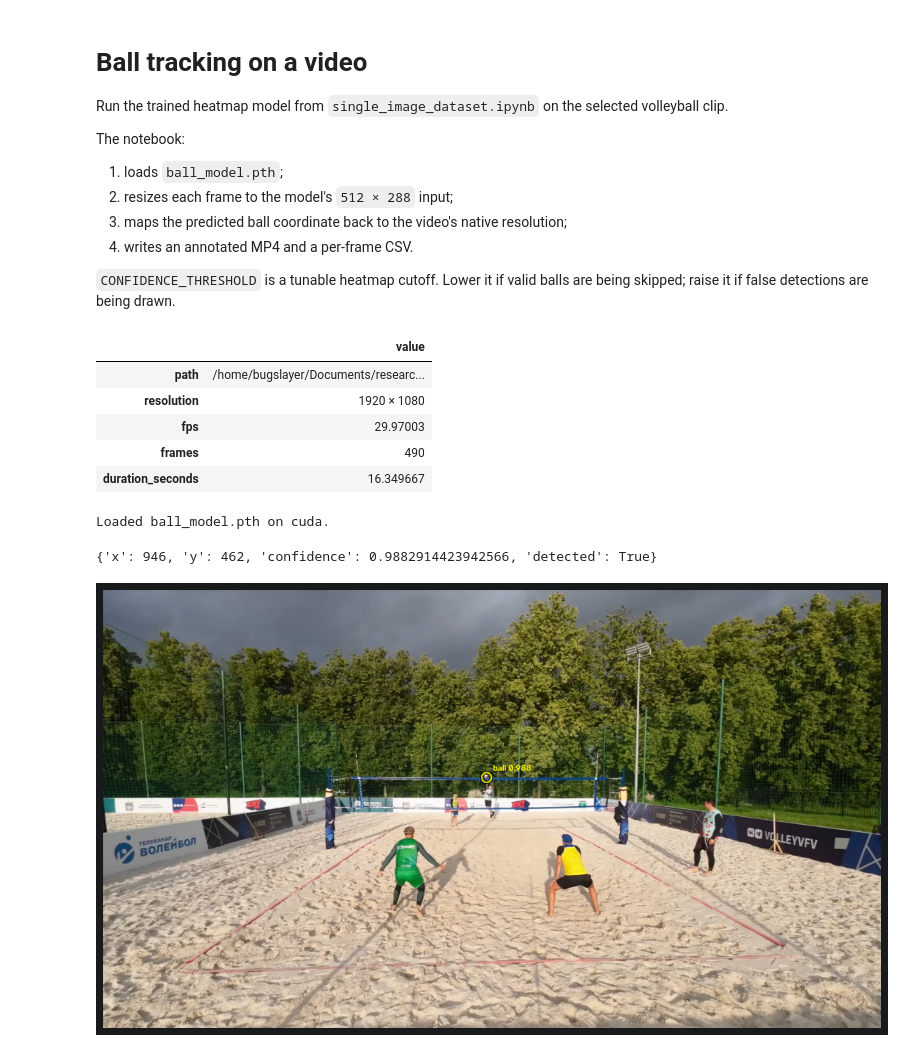
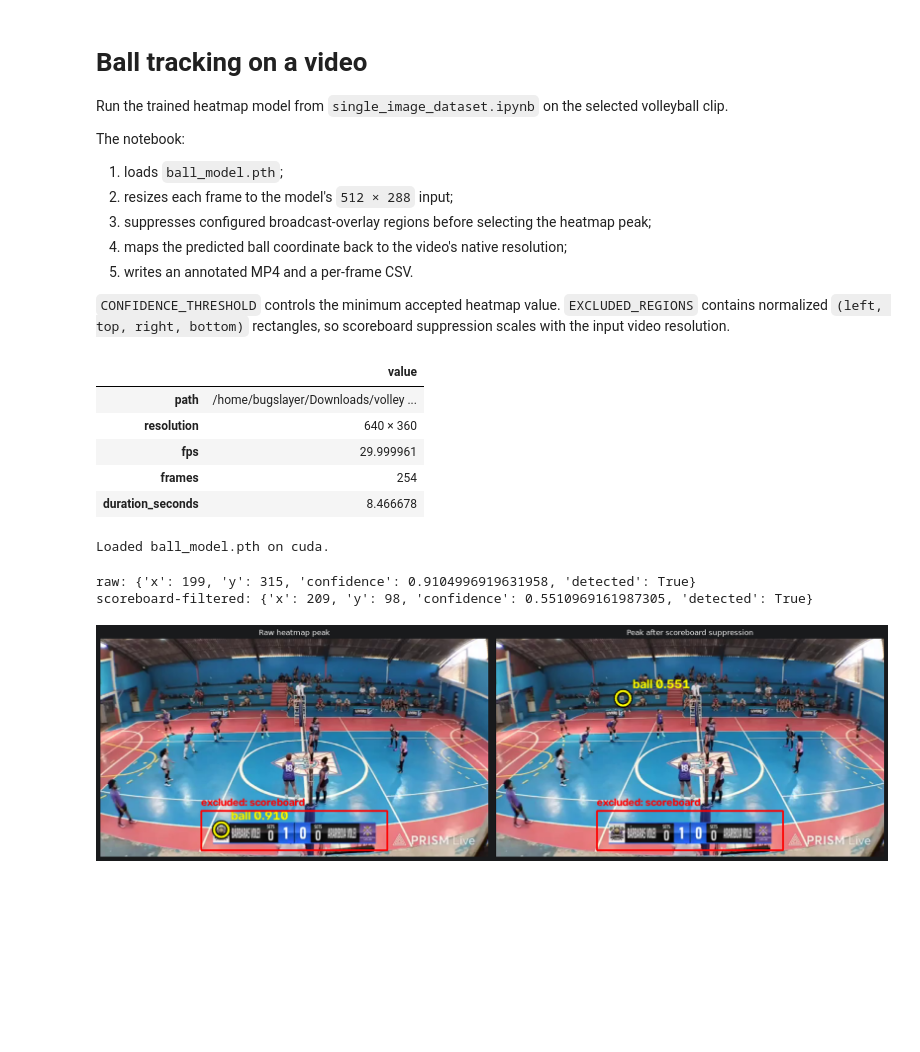
Before and after one commit to FilipeSantiago/VolleyVision, a Jupyter notebook: notebooks/dataset/video_ball_tracking.ipynb, the cells around one changed output. Cells and saved outputs as stored; diff of their text form; code cells hidden in the pictures; blank space fills up the shorter version.

```diff
--- a/notebooks/dataset/video_ball_tracking.ipynb
+++ b/notebooks/dataset/video_ball_tracking.ipynb
@@ -7,12 +7,14 @@ The notebook:
 
 1. loads `ball_model.pth`;
 2. resizes each frame to the model's `512 × 288` input;
-3. maps the predicted ball coordinate back to the video's native resolution;
-4. writes an annotated MP4 and a per-frame CSV.
+3. suppresses configured broadcast-overlay regions before selecting the heatmap peak;
+4. maps the predicted ball coordinate back to the video's native resolution;
+5. writes an annotated MP4 and a per-frame CSV.
 
-`CONFIDENCE_THRESHOLD` is a tunable heatmap cutoff. Lower it if valid balls are being skipped; raise it if false detections are being drawn.
+`CONFIDENCE_THRESHOLD` controls the minimum accepted heatmap value. `EXCLUDED_REGIONS` contains normalized `(left, top, right, bottom)` rectangles, so scoreboard suppression scales with the input video resolution.
 # %%
 from pathlib import Path
+import math
 import sys
 
 import cv2
@@ -35,7 +37,7 @@ if str(PROJECT_ROOT) not in sys.path:
 from model.cnn import CNN
 
 VIDEO_PATH = Path(
-    "/home/bugslayer/Documents/research/data/VolleyVision/VballNet/test/20250623_beach/video/beach_st_lenina_20250622_g1_008.mp4"
+    "/home/bugslayer/Downloads/volley video footage/data/splits/videoplayback.1773931843922.publer.com-00.00.00.000-00.10.03.976-00.06.08.875-00.10.04.033__seg001__0002.35-0010.82.mp4"
 )
 MODEL_PATH = PROJECT_ROOT / "notebooks" / "dataset" / "ball_model.pth"
 OUTPUT_DIR = PROJECT_ROOT / "notebooks" / "dataset" / "outputs"
@@ -44,6 +46,10 @@ MODEL_WIDTH = 512
 MODEL_HEIGHT = 288
 CONFIDENCE_THRESHOLD = 0.10
 
+EXCLUDED_REGIONS = {
+    "scoreboard": (0.26, 0.79, 0.74, 0.97),
+}
+
 OUTPUT_DIR.mkdir(parents=True, exist_ok=True)
 OUTPUT_VIDEO_PATH = OUTPUT_DIR / f"{VIDEO_PATH.stem}_ball_tracking.mp4"
 OUTPUT_CSV_PATH = OUTPUT_DIR / f"{VIDEO_PATH.stem}_ball_detections.csv"
@@ -84,11 +90,11 @@ video_info = pd.Series(
 display(video_info)
 # %% [output]
 |  | value |
-| path | /home/bugslayer/Documents/researc... |
-| resolution | 1920 × 1080 |
-| fps | 29.97003 |
-| frames | 490 |
-| duration_seconds | 16.349667 |
+| path | /home/bugslayer/Downloads/volley ... |
+| resolution | 640 × 360 |
+| fps | 29.999961 |
+| frames | 254 |
+| duration_seconds | 8.466678 |
 # %%
 device = torch.device("cuda" if torch.cuda.is_available() else "cpu")
 
@@ -174,22 +245,42 @@ def annotate_frame(frame_bgr, prediction):
 # %%
 capture = cv2.VideoCapture(str(VIDEO_PATH))
 ok, first_frame = capture.read()
 capture.release()
 
 if not ok:
     raise RuntimeError("Could not read the first video frame.")
 
-first_prediction = predict_ball(first_frame)
-first_annotated = annotate_frame(first_frame, first_prediction)
+raw_prediction = predict_ball(first_frame, excluded_regions={})
+filtered_prediction = predict_ball(first_frame)
 
-print(first_prediction)
-plt.figure(figsize=(14, 8))
-plt.imshow(cv2.cvtColor(first_annotated, cv2.COLOR_BGR2RGB))
-plt.axis("off")
+raw_annotated = draw_excluded_regions(
+    annotate_frame(first_frame, raw_prediction)
+)
+filtered_annotated = draw_excluded_regions(
+    annotate_frame(first_frame, filtered_prediction)
+)
+
+print("raw:", raw_prediction)
+print("scoreboard-filtered:", filtered_prediction)
+
+figure, axes = plt.subplots(
+    1,
+    2,
+    figsize=(18, 6),
+    constrained_layout=True,
+)
+axes[0].imshow(cv2.cvtColor(raw_annotated, cv2.COLOR_BGR2RGB))
+axes[0].set_title("Raw heatmap peak")
+axes[0].axis("off")
+
+axes[1].imshow(cv2.cvtColor(filtered_annotated, cv2.COLOR_BGR2RGB))
+axes[1].set_title("Peak after scoreboard suppression")
+axes[1].axis("off")
 plt.show()
 # %% [output]
-{'x': 946, 'y': 462, 'confidence': 0.9882914423942566, 'detected': True}
+raw: {'x': 199, 'y': 315, 'confidence': 0.9104996919631958, 'detected': True}
+scoreboard-filtered: {'x': 209, 'y': 98, 'confidence': 0.5510969161987305, 'detected': True}
-[figure, old version]
+[figure, new version]
 # %%
 capture = cv2.VideoCapture(str(VIDEO_PATH))
 writer = cv2.VideoWriter(
```
Also changed, not shown: parts of 2 cells of this notebook, 15 other files.
